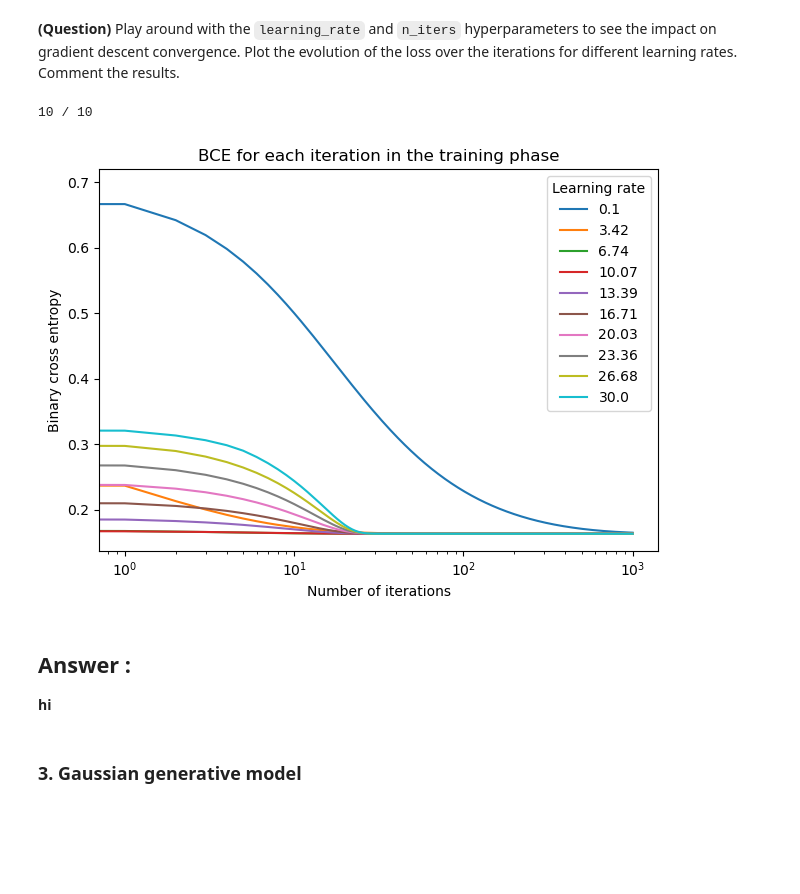
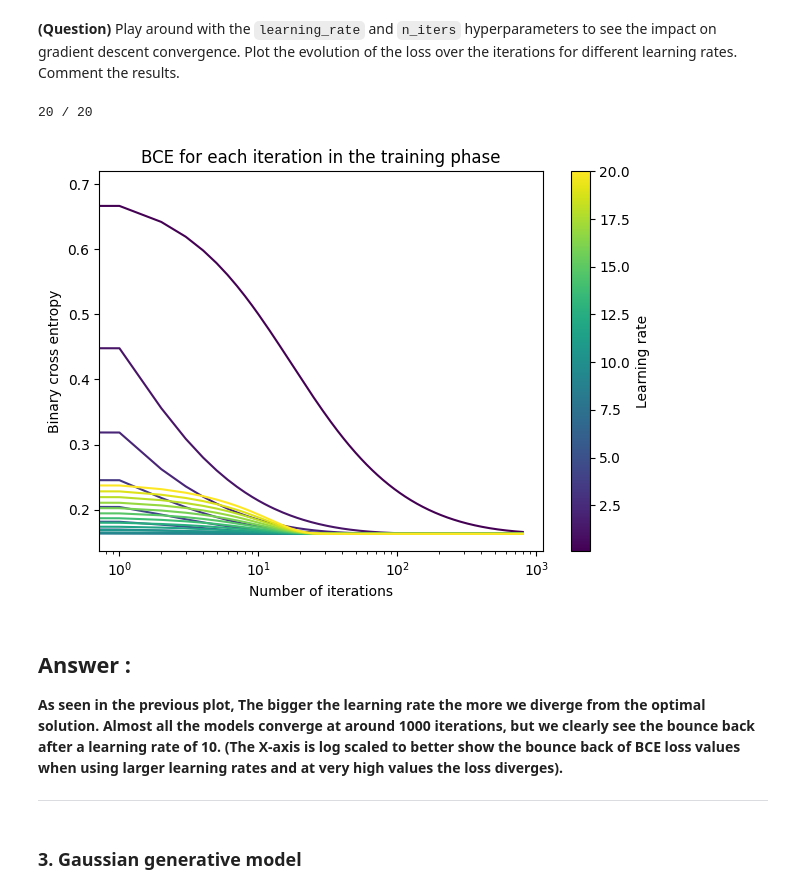
Before and after one commit to daJster/Machine_learning_2023, a Jupyter notebook: ml-tp2.ipynb, the cells around one changed output. Drawn from its saved outputs; the diff is of its cells as text; code cells hidden in the pictures; blank space fills up the shorter version.

```diff
--- a/ml-tp2.ipynb
+++ b/ml-tp2.ipynb
@@ -178,8 +187,14 @@ Plot the evolution of the loss over the iterations for different learning rates.
 Comment the results.
 # %%
 # Initiating hyperparameters
-learning_rates = np.linspace(0.1, 30, 10)
+learning_rate_max = 20 # bounces back
+# learning_rate_max = 80 # diverges
+
+learning_rates = np.linspace(0.1, learning_rate_max, 20) # 40 seconds to run
+# learning_rates = np.linspace(0.1, learning_rate_max, 50) # 2 minutes to run
 n_iters_arr = [2000]
+
+
 count = 0
 gradient_descent_values = []
 
@@ -192,25 +207,41 @@ for learning_rate_arg in learning_rates :
         lr.fit(X_train, y_train)
         gradient_descent_values.append([np.arange(lr.n_iters), lr.loss_hist, lr.learning_rate])
 # %% [output]
-10 / 10
+20 / 20
 # %%
-# plot the loss for each combination
-for values in gradient_descent_values :
-    plt.plot(values[0][:1000], values[1][:1000], label=values[2].round(2))
+from matplotlib import cm
 
-plt.legend(title="Learning rate")
-plt.xlabel("Number of iterations")
-plt.ylabel("Binary cross entropy")
-plt.xscale("log")
-plt.title("BCE for each iteration in the training phase")
+# Create a figure and axis
+fig, ax = plt.subplots()
+colors = [cm.viridis(x) for x in np.linspace(0, 1, len(gradient_descent_values))]
+for idx, values in enumerate(gradient_descent_values):
+    ax.plot(values[0][:800], values[1][:800], label=values[2].round(2), color=colors[idx])
+
+# Create a colorbar to represent the float values
+cmap = plt.get_cmap('viridis')
+sm = ScalarMappable(cmap=cmap)
+sm.set_array([value[2] for value in gradient_descent_values])
+cbar = plt.colorbar(sm, ax=ax, orientation='vertical', label='Learning rate')
+
+# Remove legend
+ax.legend().set_visible(False)
+
+# Add labels, title, etc., as needed
+ax.set_xlabel("Number of iterations")
+ax.set_ylabel("Binary cross entropy")
+ax.set_xscale("log")
+ax.set_title("BCE for each iteration in the training phase")
+
+# Show the plot
 plt.tight_layout()
 plt.show()
 plt.close()
 # %% [output]
-[figure, old version]
+[figure, new version]
 # %% [markdown]
 ## **Answer :**
-**hi**
+**As seen in the previous plot, The bigger the learning rate the more we diverge from the optimal solution. Almost all the models converge at around 1000 iterations, but we clearly see the bounce back after a learning rate of 10. (The X-axis is log scaled to better show the bounce back of BCE loss values when using larger learning rates and at very high values the loss diverges).**
+****
 # %% [markdown]
 ### 3. Gaussian generative model
 # %% [markdown]
```
Also changed, not shown: parts of 20 cells of this notebook.
